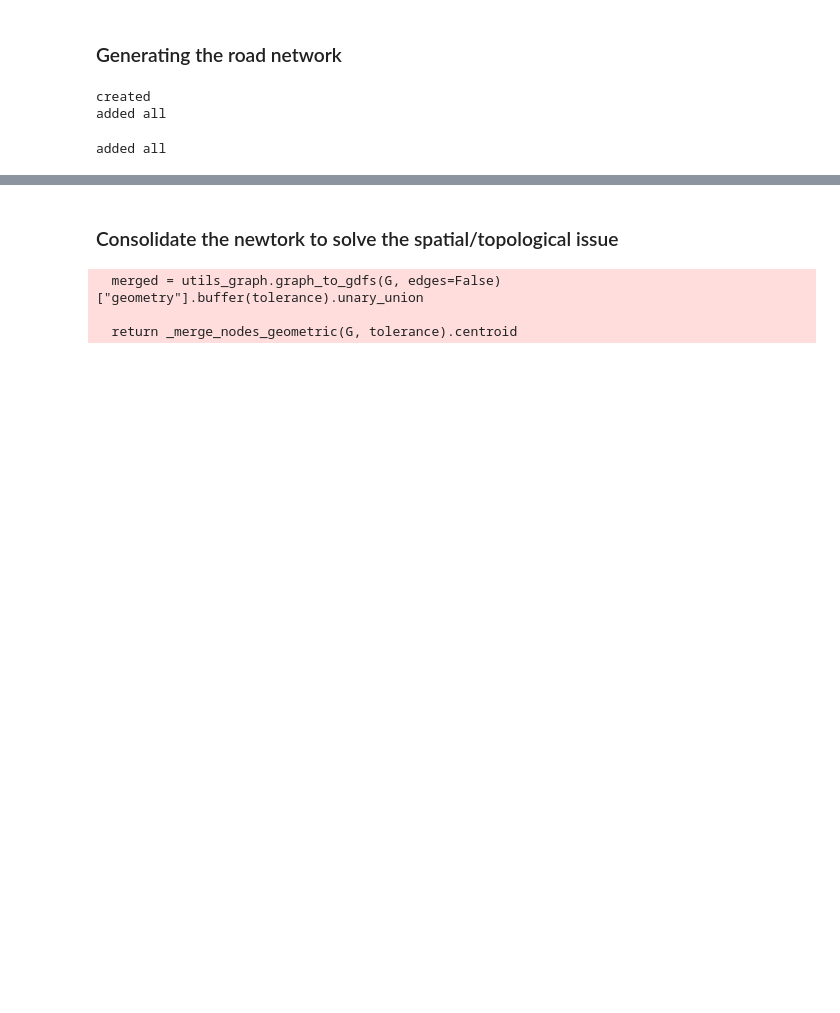
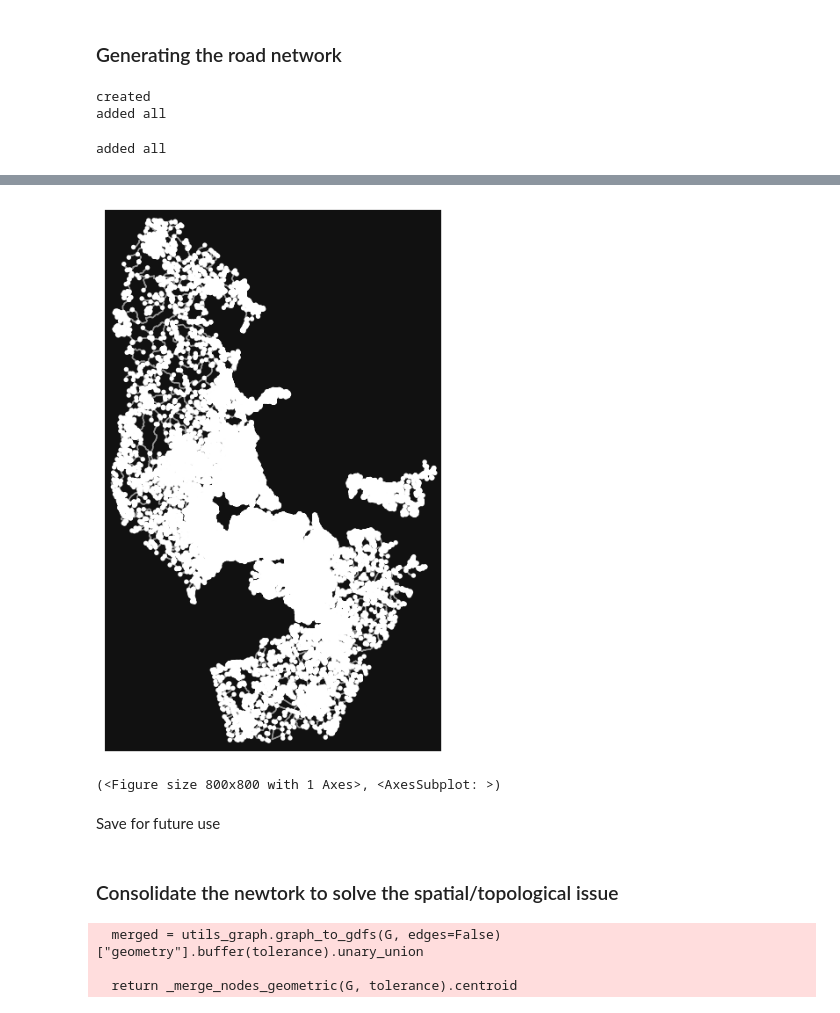
Before and after one commit to jankomag/uli-nz, a Jupyter notebook: network_generation.ipynb, the cells around one changed output, grey strips where cells are left out. Saved outputs shown, nothing was run; the diff lists cells and outputs as text; code cells hidden in the pictures; blank space fills up the shorter version.

```diff
--- a/network_generation.ipynb
+++ b/network_generation.ipynb
@@ -74,2 +57,0 @@ ValueError: graph contains no edges
-# %%
-G = ox.io.load_graphml("data/network_analysis/auckland_network_walk_unconsolidated.graphml")
@@ -77,0 +58,8 @@ Save for future use
+# %%
+G_consolifull = ox.simplification.simplify_graph(G, strict=True)
+ox.plot.plot_graph(G_consolifull)
+# %% [output]
+[figure, added]
+(<Figure size 800x800 with 1 Axes>, <AxesSubplot: >)
+# %% [markdown]
+Save for future use
```
Also changed, not shown: parts of 16 cells of this notebook, 4 other files.
